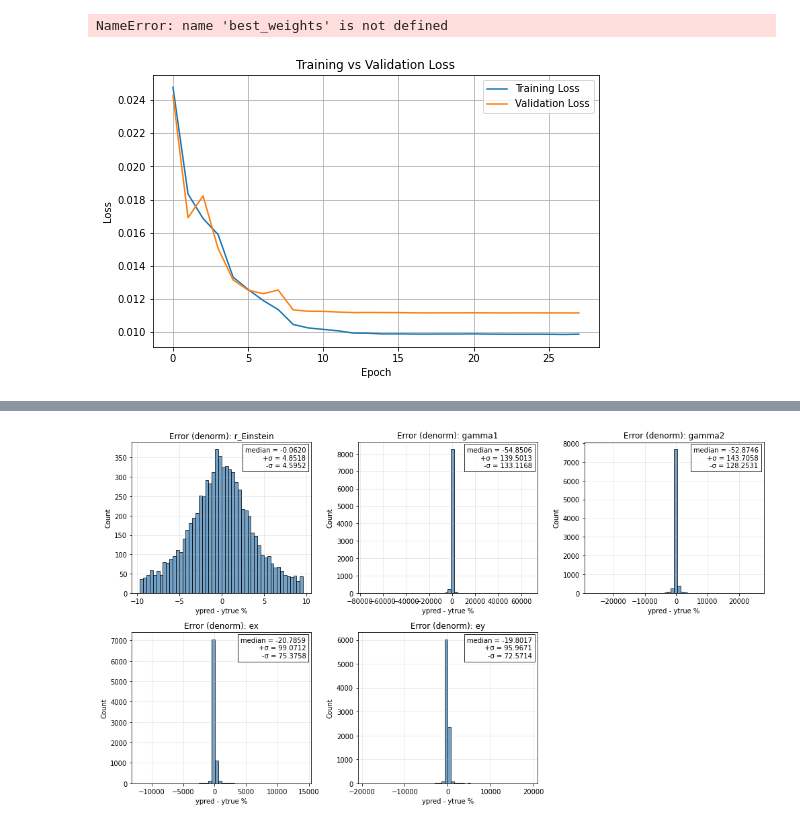
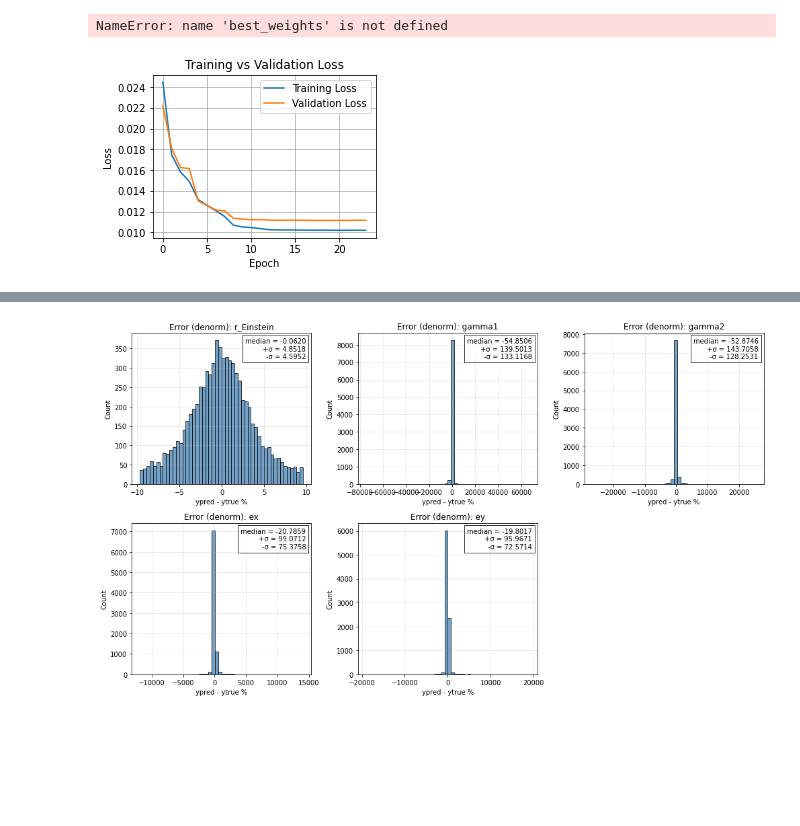
Before and after one commit to matthbatt/Deep-learning-gravitational-lensing, a Jupyter notebook: lensing_resnet.ipynb, the cells around one changed output, grey strips where cells are left out. Cells and saved outputs as stored; diff of their text form; code cells hidden in the pictures; blank space fills up the shorter version.

Commit message:
ResNet sqrt images patience 11 screduler step 10

```diff
--- a/lensing_resnet.ipynb
+++ b/lensing_resnet.ipynb
@@ -477,7 +477,7 @@ device = torch.device("cuda" if torch.cuda.is_available() else "cpu")
 model = ResNetHoliSmokes().to(device)
 
 optimizer = optim.Adam(model.parameters(), lr=1e-3)
-checkpoint = torch.load("resnet_arcsinh_5uu.pth", map_location=device)
+checkpoint = torch.load("resnet_sqrt_1uuu0.pth", map_location=device)
 
 model.load_state_dict(checkpoint["model"])
 optimizer.load_state_dict(checkpoint["optimizer"])
@@ -486,18 +486,18 @@ start_epoch = checkpoint["epoch"] + 1
 train_losses = checkpoint["train_losses"]
 val_losses = checkpoint["val_losses"]
 # %%
-plt.figure(figsize=(8,5))
+plt.figure(figsize=(4,3))
 plt.plot(train_losses, label="Training Loss")
 plt.plot(val_losses, label="Validation Loss")
 plt.xlabel("Epoch")
 plt.ylabel("Loss")
 plt.title("Training vs Validation Loss")
 plt.legend()
 plt.grid(True)
-# plt.savefig("/net/CLUSTER/VAULT/users/mbatt/gravitational_lensing/plots/resnet_arcsinh5_loss.png", dpi=300)
+# plt.savefig("/net/CLUSTER/VAULT/users/mbatt/gravitational_lensing/plots/resnet_arcsinh6_loss.png", dpi=300)
 plt.show()
 # %% [output]
-[figure, old version]
+[figure, new version]
 # %%
 from IPython.display import Image, display
 path = "/net/CLUSTER/VAULT/users/mbatt/gravitational_lensing/plots/"
```
Also changed, not shown: parts of 8 cells of this notebook, 6 other files.
